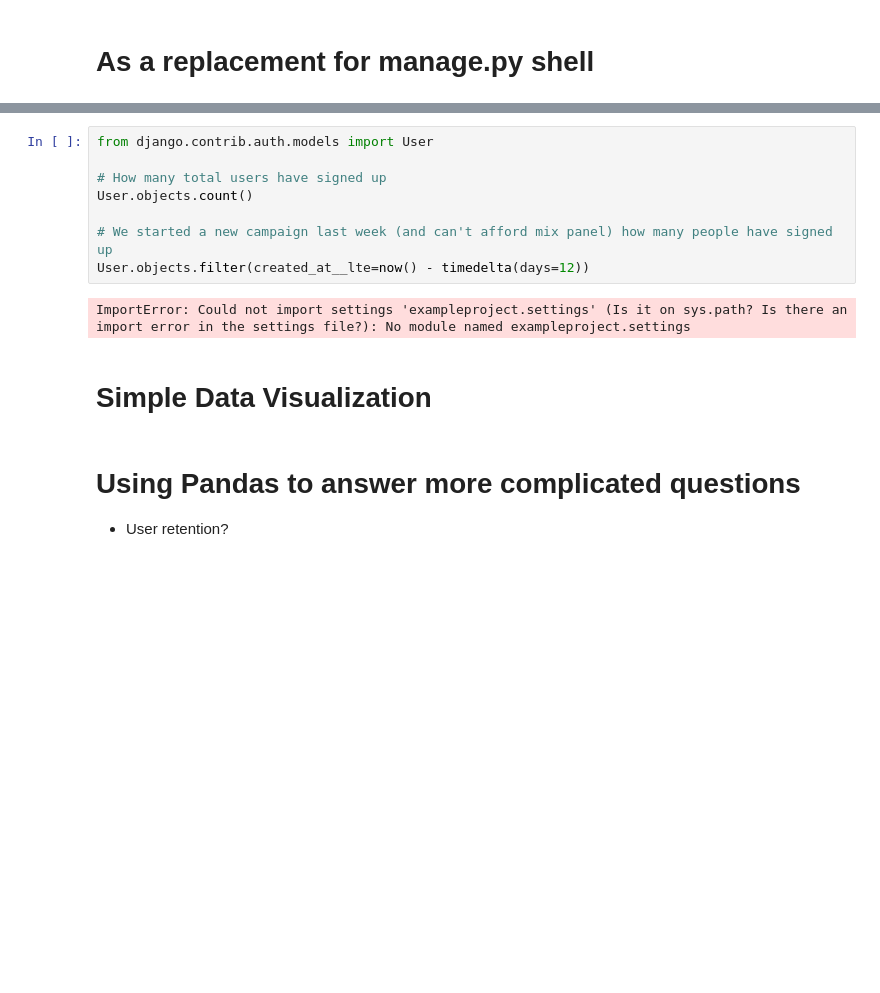
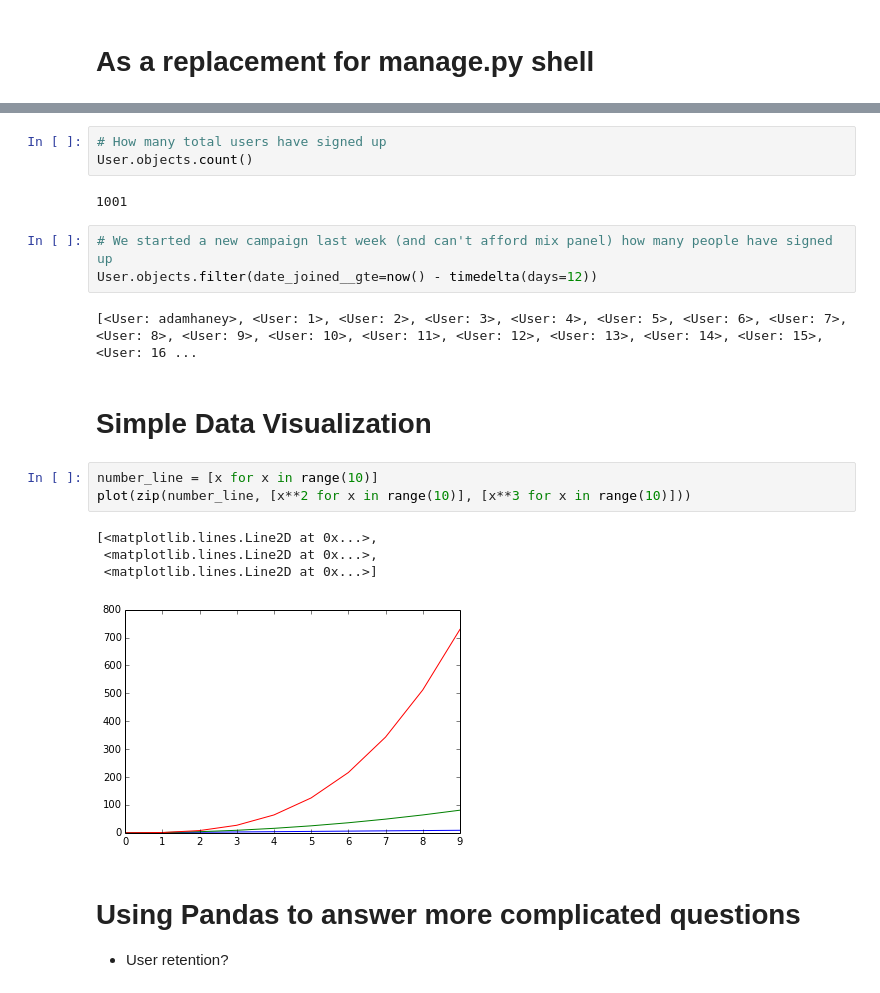
Before and after one commit to adamhaney/django-notebook, a Jupyter notebook: exampleproject/slides.ipynb, the cells around one changed output, grey strips where cells are left out. Saved outputs shown, nothing was run; the diff lists cells and outputs as text; blank space fills up the shorter version.

```diff
--- a/exampleproject/slides.ipynb
+++ b/exampleproject/slides.ipynb
@@ -60,16 +80,24 @@ As a replacement for manage.py shell
+# %%
+# How many total users have signed up
+User.objects.count()
+# %% [output]
+1001
 # %%
-from django.contrib.auth.models import User
-
-# How many total users have signed up
-User.objects.count()
-
 # We started a new campaign last week (and can't afford mix panel) how many people have signed up
-User.objects.filter(created_at__lte=now() - timedelta(days=12))
+User.objects.filter(date_joined__gte=now() - timedelta(days=12))
 # %% [output]
-ImportError: Could not import settings 'exampleproject.settings' (Is it on sys.path? Is there an import error in the settings file?): No module named exampleproject.settings
+[<User: adamhaney>, <User: 1>, <User: 2>, <User: 3>, <User: 4>, <User: 5>, <User: 6>, <User: 7>, <User: 8>, <User: 9>, <User: 10>, <User: 11>, <User: 12>, <User: 13>, <User: 14>, <User: 15>, <User: 16 ...
 # %% [markdown]
 Simple Data Visualization
 =========================
+# %%
+number_line = [x for x in range(10)]
+plot(zip(number_line, [x**2 for x in range(10)], [x**3 for x in range(10)]))
+# %% [output]
+[<matplotlib.lines.Line2D at 0x...>,
+ <matplotlib.lines.Line2D at 0x...>,
+ <matplotlib.lines.Line2D at 0x...>]
+[figure, added]
 # %% [markdown]
 Using Pandas to answer more complicated questions
 =================================================
```
Also changed, not shown: parts of 3 cells of this notebook.
